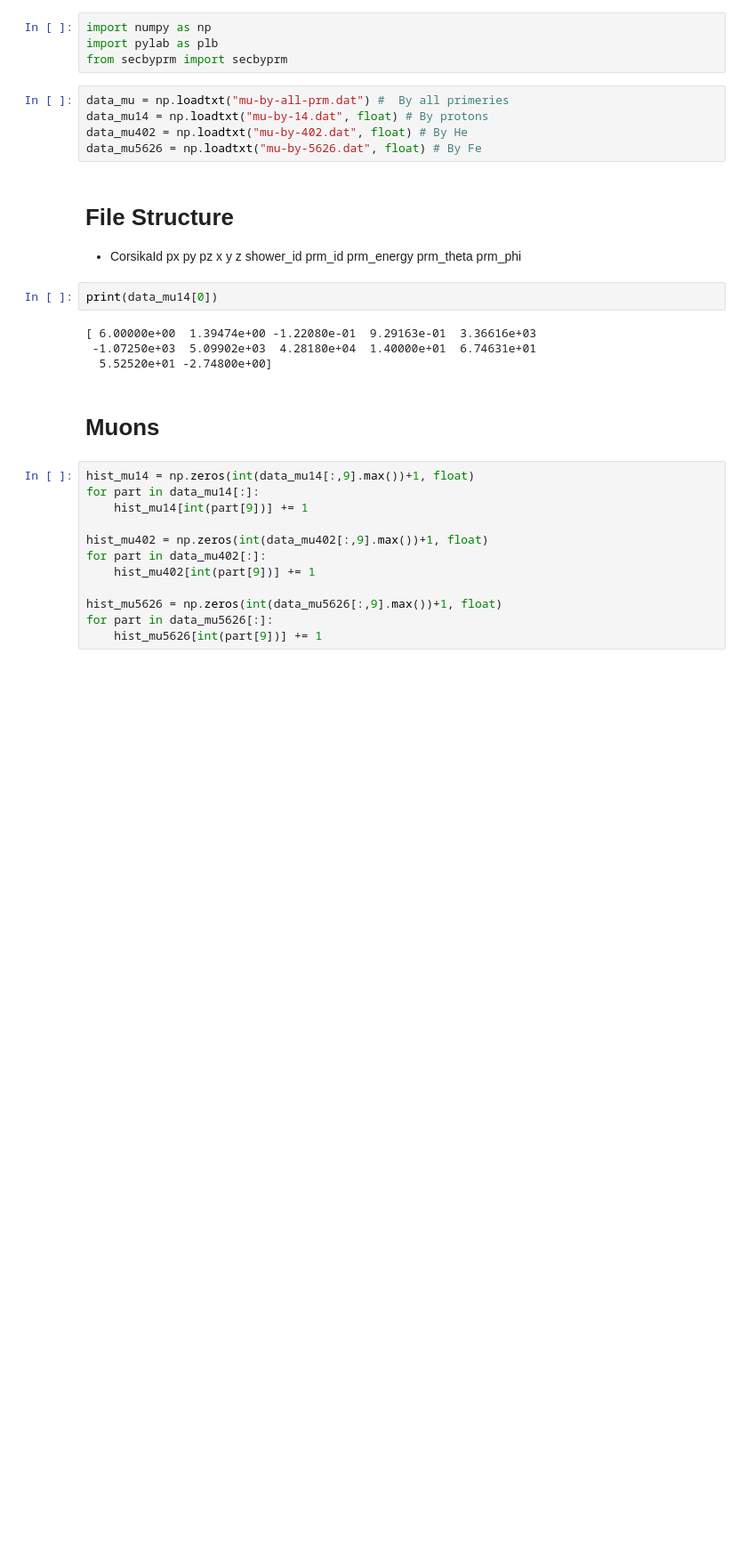
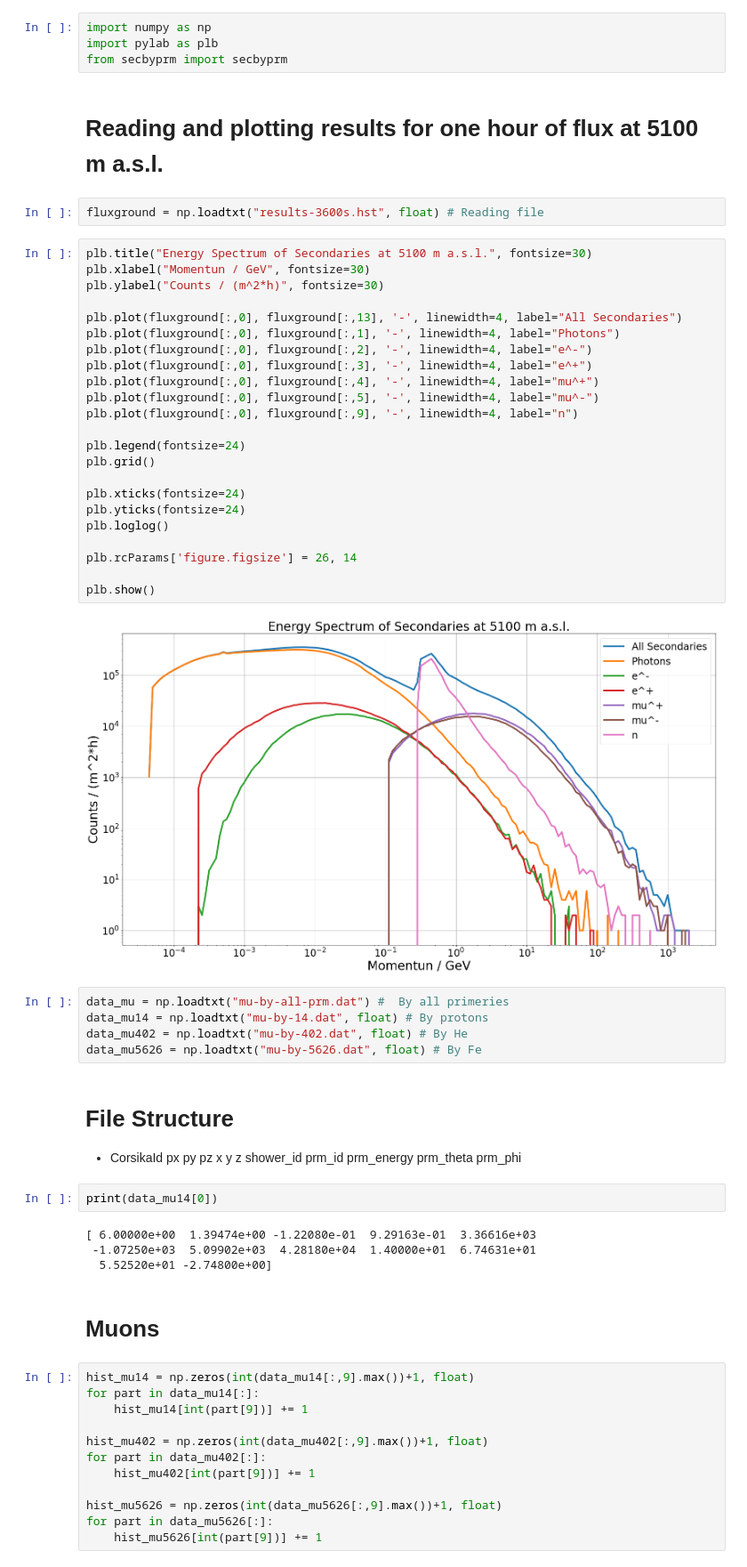
Before and after one commit to suarez-duran-m/rpc-wcd, a Jupyter notebook: shower_analysis.ipynb, the cells around one changed output. Shown at 89% size. Saved outputs shown, nothing was run; the diff lists cells and outputs as text; blank space fills up the shorter version.

```diff
--- a/shower_analysis.ipynb
+++ b/shower_analysis.ipynb
@@ -2,6 +2,35 @@
 import numpy as np
 import pylab as plb
 from secbyprm import secbyprm
+# %% [markdown]
+# Reading and plotting results for one hour of flux at 5100 m a.s.l.
+# %%
+fluxground = np.loadtxt("results-3600s.hst", float) # Reading file
+# %%
+plb.title("Energy Spectrum of Secondaries at 5100 m a.s.l.", fontsize=30)
+plb.xlabel("Momentun / GeV", fontsize=30)
+plb.ylabel("Counts / (m^2*h)", fontsize=30)
+
+plb.plot(fluxground[:,0], fluxground[:,13], '-', linewidth=4, label="All Secondaries")
+plb.plot(fluxground[:,0], fluxground[:,1], '-', linewidth=4, label="Photons")
+plb.plot(fluxground[:,0], fluxground[:,2], '-', linewidth=4, label="e^-")
+plb.plot(fluxground[:,0], fluxground[:,3], '-', linewidth=4, label="e^+")
+plb.plot(fluxground[:,0], fluxground[:,4], '-', linewidth=4, label="mu^+")
+plb.plot(fluxground[:,0], fluxground[:,5], '-', linewidth=4, label="mu^-")
+plb.plot(fluxground[:,0], fluxground[:,9], '-', linewidth=4, label="n")
+
+plb.legend(fontsize=24)
+plb.grid()
+
+plb.xticks(fontsize=24)
+plb.yticks(fontsize=24)
+plb.loglog()
+
+plb.rcParams['figure.figsize'] = 26, 14
+
+plb.show()
+# %% [output]
+[figure, added]
 # %%
 data_mu = np.loadtxt("mu-by-all-prm.dat") #  By all primeries
 data_mu14 = np.loadtxt("mu-by-14.dat", float) # By protons
```
Also changed, not shown: parts of 10 cells of this notebook.
